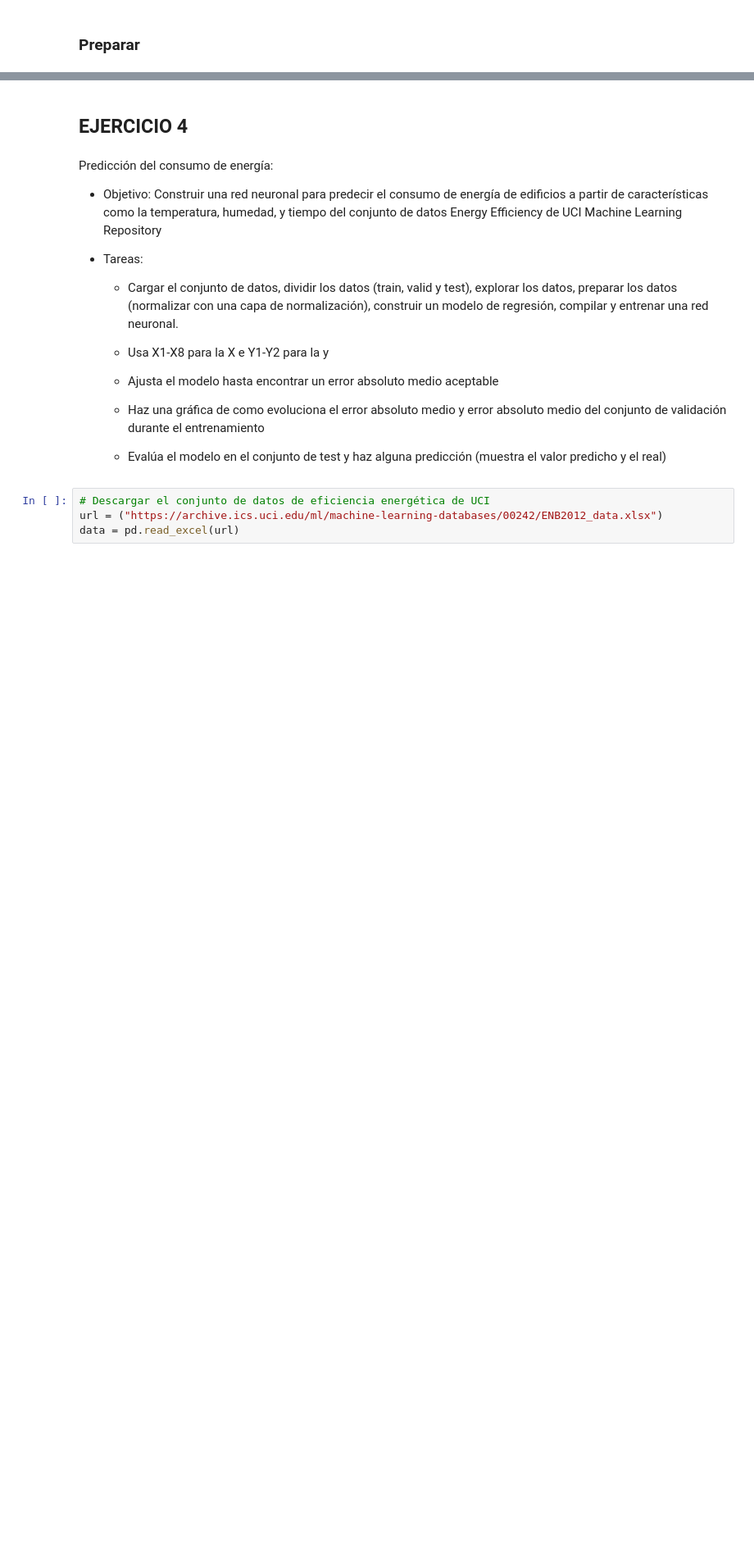
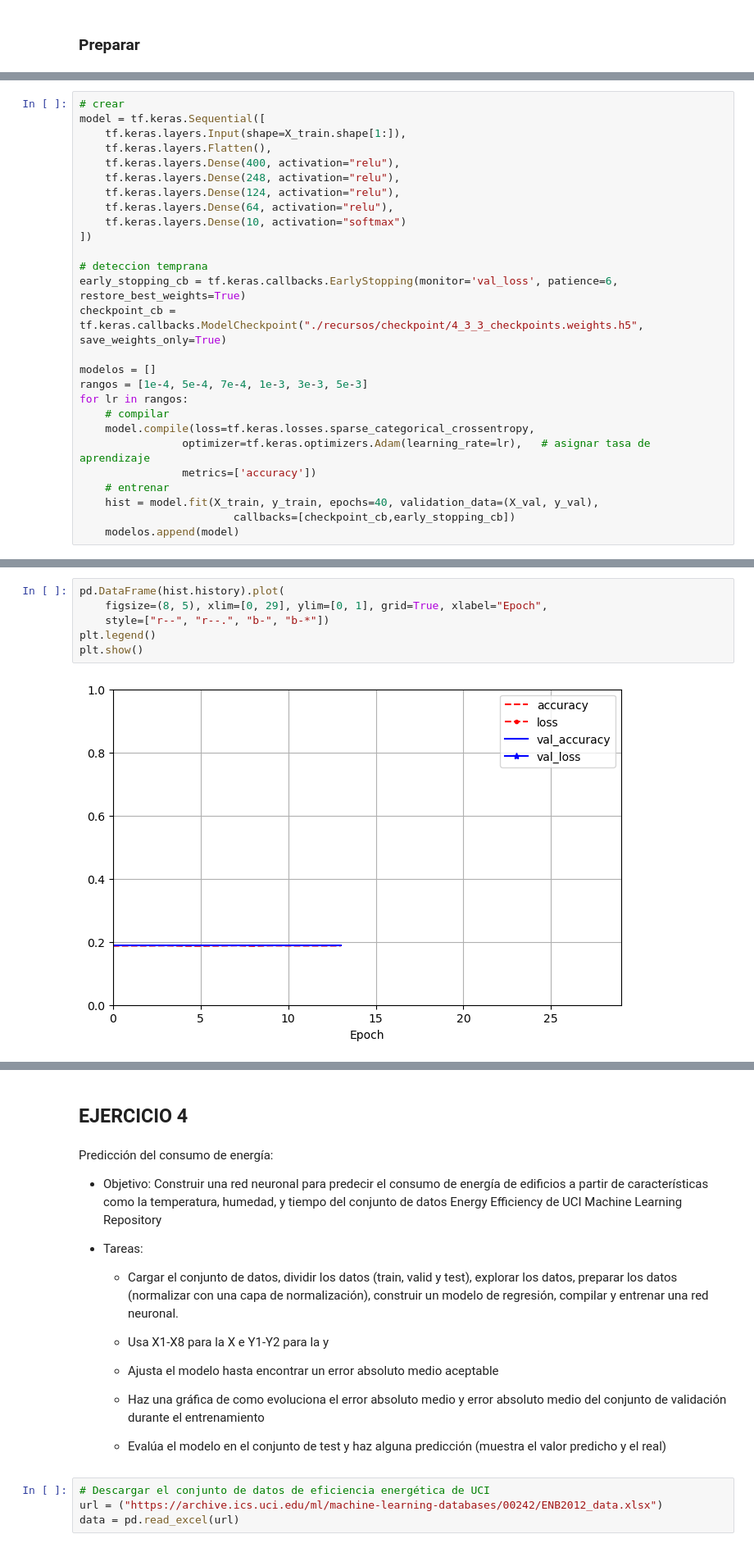
Before and after one commit to Elena2332/iabd, a Jupyter notebook: ia/sapa/deep_learning/4_3Ejercicios.ipynb, the cells around one changed output, grey strips where cells are left out. Shown at 82% size. Drawn from its saved outputs; the diff is of its cells as text; blank space fills up the shorter version.

```diff
--- a/ia/sapa/deep_learning/4_3Ejercicios.ipynb
+++ b/ia/sapa/deep_learning/4_3Ejercicios.ipynb
@@ -247,0 +320,27 @@ listar_imgs(X_test[:18], y_test[:18])
+# %%
+# crear
+model = tf.keras.Sequential([
+    tf.keras.layers.Input(shape=X_train.shape[1:]),
+    tf.keras.layers.Flatten(),
+    tf.keras.layers.Dense(400, activation="relu"),
+    tf.keras.layers.Dense(248, activation="relu"),
+    tf.keras.layers.Dense(124, activation="relu"),
+    tf.keras.layers.Dense(64, activation="relu"),
+    tf.keras.layers.Dense(10, activation="softmax")
+])
+
+# deteccion temprana
+early_stopping_cb = tf.keras.callbacks.EarlyStopping(monitor='val_loss', patience=6, restore_best_weights=True)
+checkpoint_cb = tf.keras.callbacks.ModelCheckpoint("./recursos/checkpoint/4_3_3_checkpoints.weights.h5", save_weights_only=True)
+
+modelos = []
+rangos = [1e-4, 5e-4, 7e-4, 1e-3, 3e-3, 5e-3]
+for lr in rangos:
+    # compilar
+    model.compile(loss=tf.keras.losses.sparse_categorical_crossentropy,
+                optimizer=tf.keras.optimizers.Adam(learning_rate=lr),   # asignar tasa de aprendizaje
+                metrics=['accuracy'])
+    # entrenar
+    hist = model.fit(X_train, y_train, epochs=40, validation_data=(X_val, y_val),
+                        callbacks=[checkpoint_cb,early_stopping_cb])
+    modelos.append(model)
@@ -247,0 +368,8 @@ listar_imgs(X_test[:18], y_test[:18])
+# %%
+pd.DataFrame(hist.history).plot(
+    figsize=(8, 5), xlim=[0, 29], ylim=[0, 1], grid=True, xlabel="Epoch",
+    style=["r--", "r--.", "b-", "b-*"])
+plt.legend()
+plt.show()
+# %% [output]
+[figure, added]
```
Also changed, not shown: parts of 15 cells of this notebook, 13 other files.
